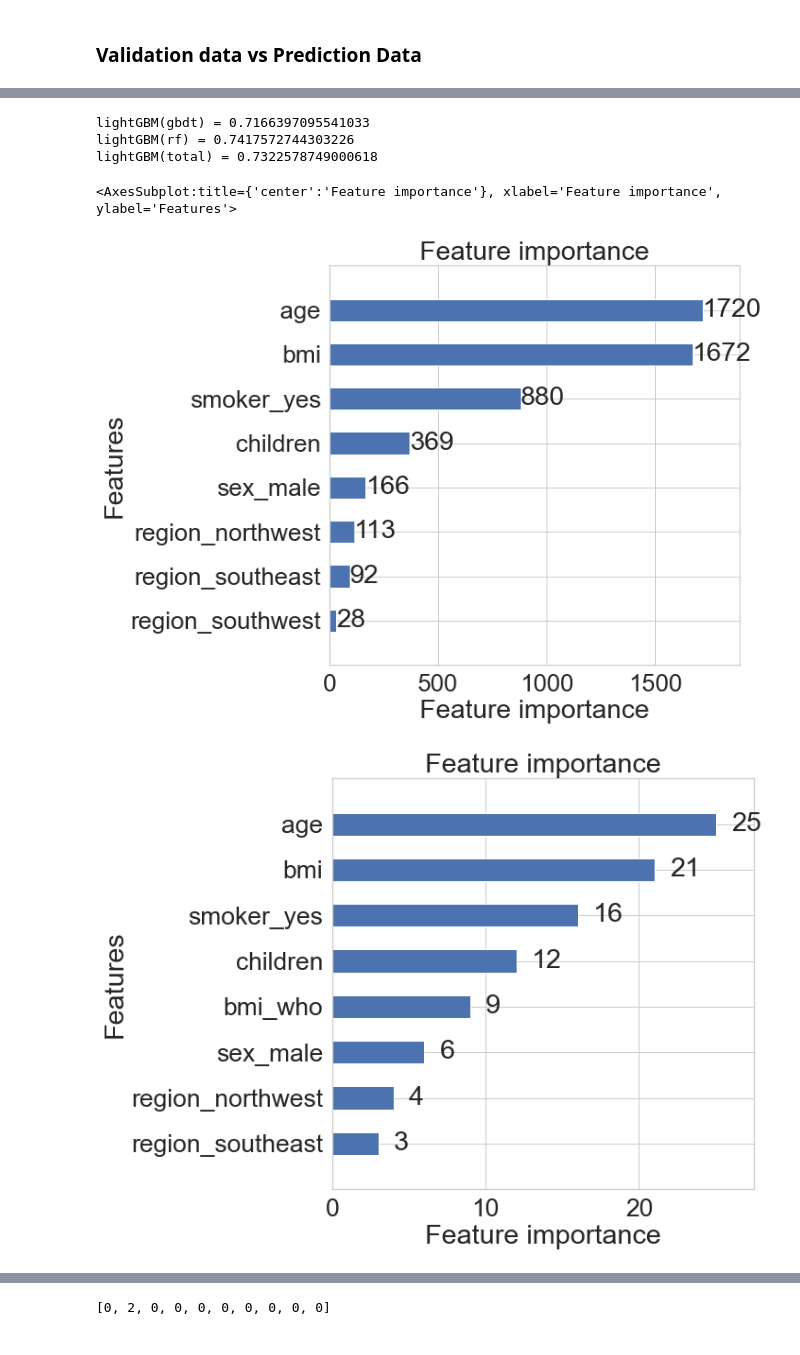
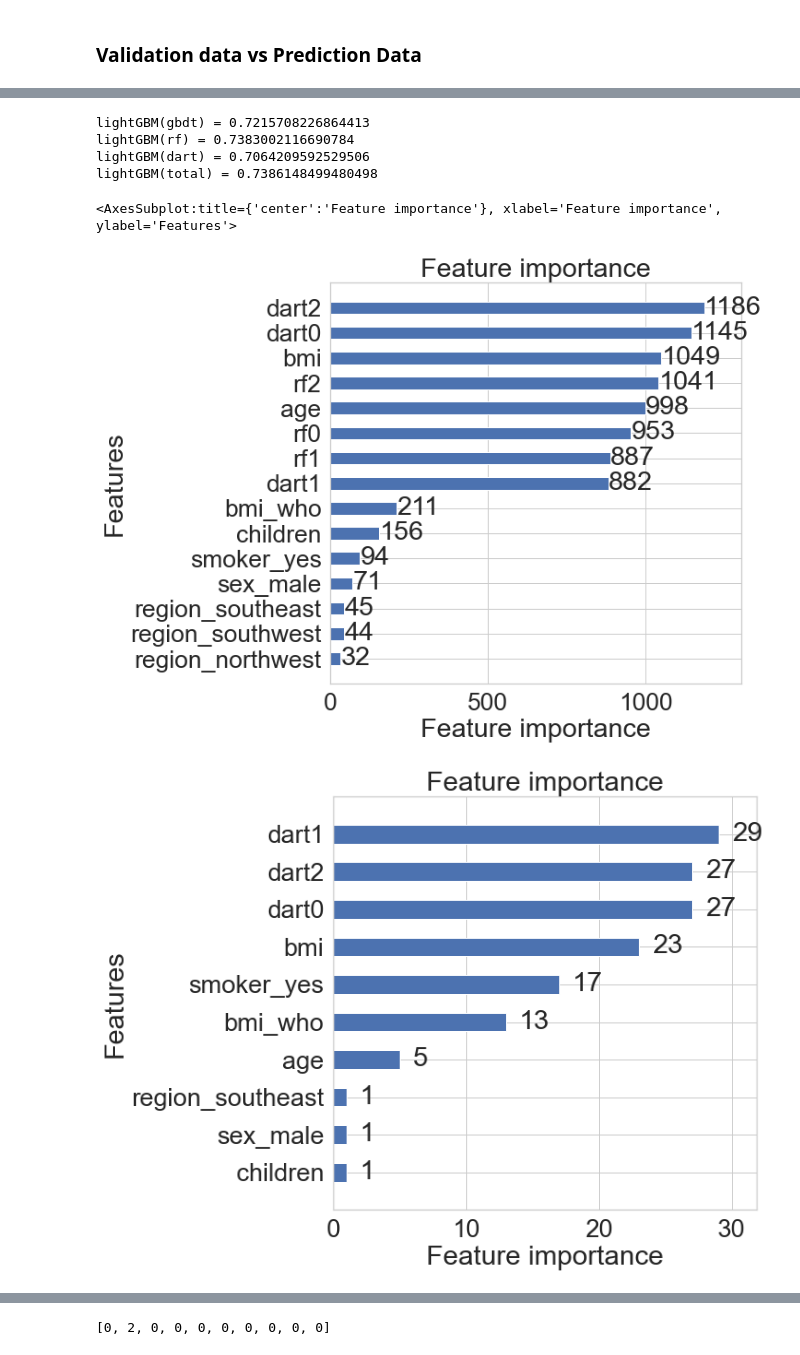
Before and after one commit to RooibosGood/signate, a Jupyter notebook: Begginer11/begginer11.ipynb, the cells around one changed output, grey strips where cells are left out. Saved outputs shown, nothing was run; the diff lists cells and outputs as text; code cells hidden in the pictures.

```diff
--- a/Begginer11/begginer11.ipynb
+++ b/Begginer11/begginer11.ipynb
@@ -210,0 +290,13 @@ from sklearn.metrics import f1_score
+# %%
+y_lgb_dart_pred = sum(y_lgb_dart_preds)/len(y_lgb_dart_preds)
+#y_lgb_dart_prey_lgb_dart_pred[0]d_max = np.argmax(y_lgb_dart_pred, axis=1)
+#print(y_lgb_dart_pred[:,0])
+X_test['dart0'] = y_lgb_dart_pred[:,0]
+X_test['dart1'] = y_lgb_dart_pred[:,1]
+X_test['dart2'] = y_lgb_dart_pred[:,2]
+
+#y_lgb_dart_oof_train_max = np.argmax(y_lgb_dart_oof_train, axis=1)
+X_train['dart0'] = y_lgb_dart_oof_train[:,0]
+X_train['dart1'] = y_lgb_dart_oof_train[:,1]
+X_train['dart2'] = y_lgb_dart_oof_train[:,2]
+X_train.head()
@@ -214,7 +313,7 @@ from sklearn.metrics import f1_score
 y_lgb_rf_preds = []
 models_rf = []
 y_lgb_rf_oof_train = np.zeros((len(X_train),3))
-cv = StratifiedKFold(n_splits=4, shuffle=True, random_state=0)
+cv = StratifiedKFold(n_splits=5, shuffle=True, random_state=0)
 
 params = {
     'task' : 'train',
@@ -251,7 +350,7 @@ for fold_id, (train_index, valid_index) in enumerate(cv.split(X_train,y_train)):
                     valid_sets=[lgb_train, lgb_eval],
                     valid_names=['train','eval'],
                     num_boost_round=1000,
-                    early_stopping_rounds=10,
+                    early_stopping_rounds=200,
                     verbose_eval=100,
                     evals_result=rf_evals_result
                    )
@@ -328,0 +424,13 @@ Training until validation scores don't improve for 10 rounds
+# %%
+y_lgb_rf_pred = sum(y_lgb_rf_preds)/len(y_lgb_rf_preds)
+#y_lgb_dart_prey_lgb_dart_pred[0]d_max = np.argmax(y_lgb_dart_pred, axis=1)
+#print(y_lgb_dart_pred[:,0])
+X_test['rf0'] = y_lgb_rf_pred[:,0]
+X_test['rf1'] = y_lgb_rf_pred[:,1]
+X_test['rf2'] = y_lgb_rf_pred[:,2]
+
+#y_lgb_dart_oof_train_max = np.argmax(y_lgb_dart_oof_train, axis=1)
+X_train['rf0'] = y_lgb_rf_oof_train[:,0]
+X_train['rf1'] = y_lgb_rf_oof_train[:,1]
+X_train['rf2'] = y_lgb_rf_oof_train[:,2]
+X_train.head()
@@ -332,7 +447,7 @@ Training until validation scores don't improve for 10 rounds
 y_lgb_preds = []
 models = []
 y_lgb_oof_train = np.zeros((len(X_train),3))
-cv = StratifiedKFold(n_splits=4, shuffle=True, random_state=0)
+cv = StratifiedKFold(n_splits=5, shuffle=True, random_state=0)
 
 params = {
     'task' : 'train',
@@ -498,20 +605,24 @@ plt.show()
 # %%
 y_lgb_oof_train_max = np.argmax(y_lgb_oof_train, axis=1)
 print("lightGBM(gbdt) = {}".format(f1_score(y_true=y_train, y_pred=y_lgb_oof_train_max, average='macro')))
 y_lgb_rf_oof_train_max = np.argmax(y_lgb_rf_oof_train, axis=1)
 print("lightGBM(rf) = {}".format(f1_score(y_true=y_train, y_pred=y_lgb_rf_oof_train_max, average='macro')))
+y_lgb_dart_oof_train_max = np.argmax(y_lgb_dart_oof_train, axis=1)
+print("lightGBM(dart) = {}".format(f1_score(y_true=y_train, y_pred=y_lgb_dart_oof_train_max, average='macro')))
 # 結果の統合
-y_lgb_total_oof_train = (y_lgb_oof_train + y_lgb_rf_oof_train)/2
+y_lgb_total_oof_train = (y_lgb_oof_train*0.10 + y_lgb_rf_oof_train*0.90 + y_lgb_dart_oof_train*0.00)
 y_lgb_total_oof_train_max = np.argmax(y_lgb_total_oof_train, axis=1)
 print("lightGBM(total) = {}".format(f1_score(y_true=y_train, y_pred=y_lgb_total_oof_train_max, average='macro')))
 
 # LGB plog importance
 lgb.plot_importance(gbm, height=0.5, figsize=(8,8))
 lgb.plot_importance(gbm_rf, height=0.5, figsize=(8,8))
+lgb.plot_importance(gbm_dart, height=0.5, figsize=(8,8))
 # %% [output]
-lightGBM(gbdt) = 0.7166397095541033
-lightGBM(rf) = 0.7417572744303226
-lightGBM(total) = 0.7322578749000618
+lightGBM(gbdt) = 0.7215708226864413
+lightGBM(rf) = 0.7383002116690784
+lightGBM(dart) = 0.7064209592529506
+lightGBM(total) = 0.7386148499480498
 <AxesSubplot:title={'center':'Feature importance'}, xlabel='Feature importance', ylabel='Features'>
-[figure, old version]
+[figure, new version]
-[figure, old version]
+[figure, new version]
```
Also changed, not shown: parts of 11 cells of this notebook.
